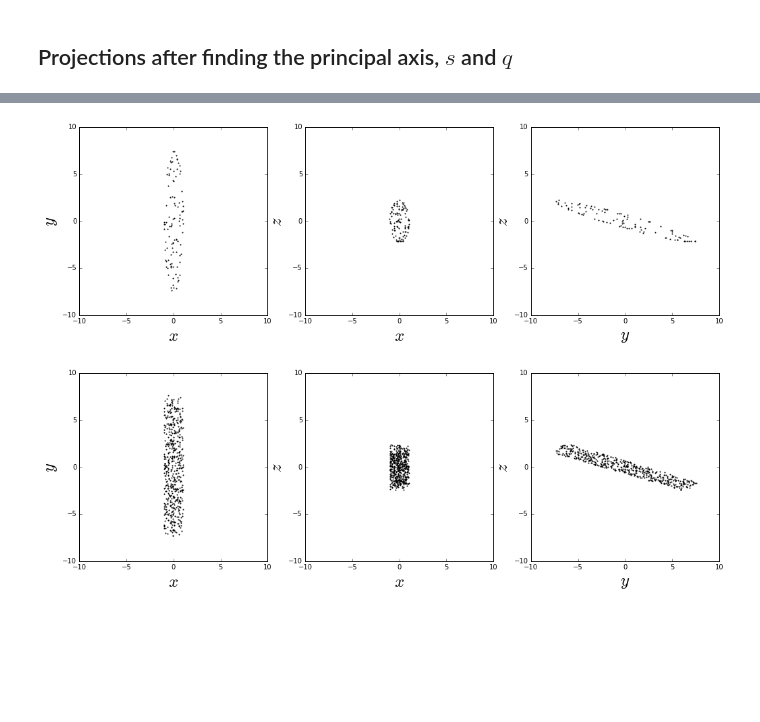
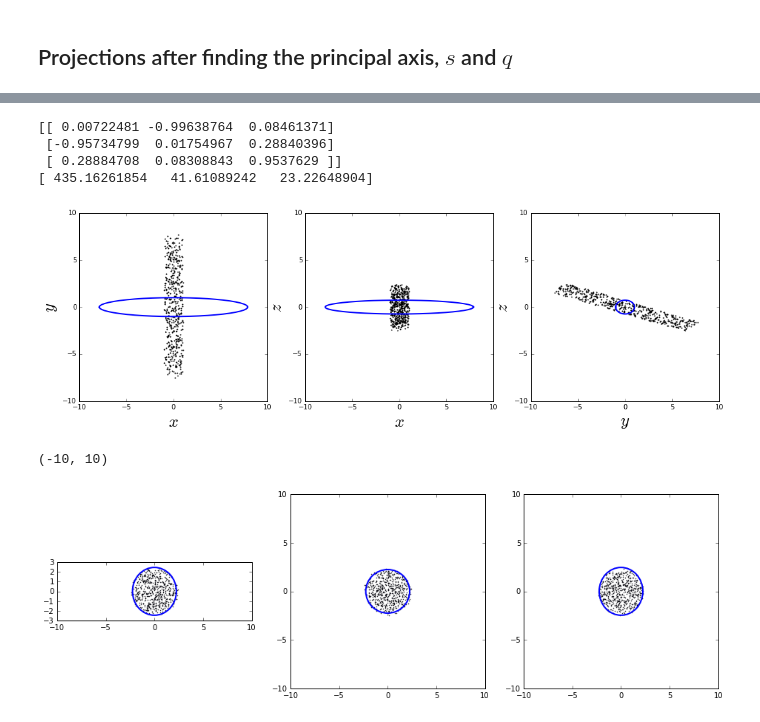
Before and after one commit to jngaravitoc/shapes, a Jupyter notebook: Inertia_tensor_method.ipynb, the cells around one changed output, grey strips where cells are left out. Cells and saved outputs as stored; diff of their text form; code cells hidden in the pictures; blank space fills up the shorter version.

```diff
--- a/Inertia_tensor_method.ipynb
+++ b/Inertia_tensor_method.ipynb
@@ -158 +200,13 @@ XYZe = one_tensor(xe, ye, ze)
+# %%
+
+cube_xyz = one_tensor(x1, y1, 0)
+I_test = RIT(cube_xyz, 1, 1)
+eival, evec = eig(I_test)
+print evec
+print eival
+# %% [output]
+[[ 0.00722481 -0.99638764  0.08461371]
+ [-0.95734799  0.01754967  0.28840396]
+ [ 0.28884708  0.08308843  0.9537629 ]]
+[ 435.16261854   41.61089242   23.22648904]
 # %%
@@ -160,6 +214,43 @@ XYZ_e_rot = dot(evec, XYZe)
-# %%
-projection(XYZ_e_rot[0,:], XYZ_e_rot[1,:], XYZ_e_rot[2,:])
-projection(x, y, z)
-# %% [output]
-[figure, removed]
-[figure, removed]
+# %%
+projection2(x1, y1, x2, z2, y3, z3, x, y, z)
+# %% [output]
+[figure, added]
+# %%
+fig = pylab.figure(figsize=(16, 6))
+ax = pylab.subplot(1, 3, 1, aspect='equal')
+e = (Ellipse(xy=(0,0), width=2*q*a, height=2*a, angle=0))
+ax.add_artist(e)
+e.set_edgecolor('b')
+e.set_clip_box(ax.bbox)
+e.set_fill(False)
+e.set_lw(2)
+scatter(x, y, s=0.2)
+e.set_alpha(1)
+xlim(-10, 10)
+
+ax = pylab.subplot(1, 3, 2, aspect='equal')
+e = (Ellipse(xy=(0,0), width=2*q*a, height=2*s*a, angle=0))
+ax.add_artist(e)
+e.set_edgecolor('b')
+e.set_clip_box(ax.bbox)
+e.set_fill(False)
+e.set_lw(2)
+scatter(x, z, s=0.2)
+e.set_alpha(1)
+xlim(-10, 10)
+ylim(-10, 10)
+
+ax = pylab.subplot(1, 3, 3, aspect='equal')
+e = (Ellipse(xy=(0,0), width=2*s*a, height=2*a, angle=0))
+ax.add_artist(e)
+e.set_edgecolor('b')
+e.set_clip_box(ax.bbox)
+e.set_fill(False)
+e.set_lw(2)
+scatter(y, z, s=0.2)
+e.set_alpha(1)
+xlim(-10, 10)
+ylim(-10, 10)
+# %% [output]
+(-10, 10)
+[figure, added]
```
Also changed, not shown: parts of 24 cells of this notebook.
